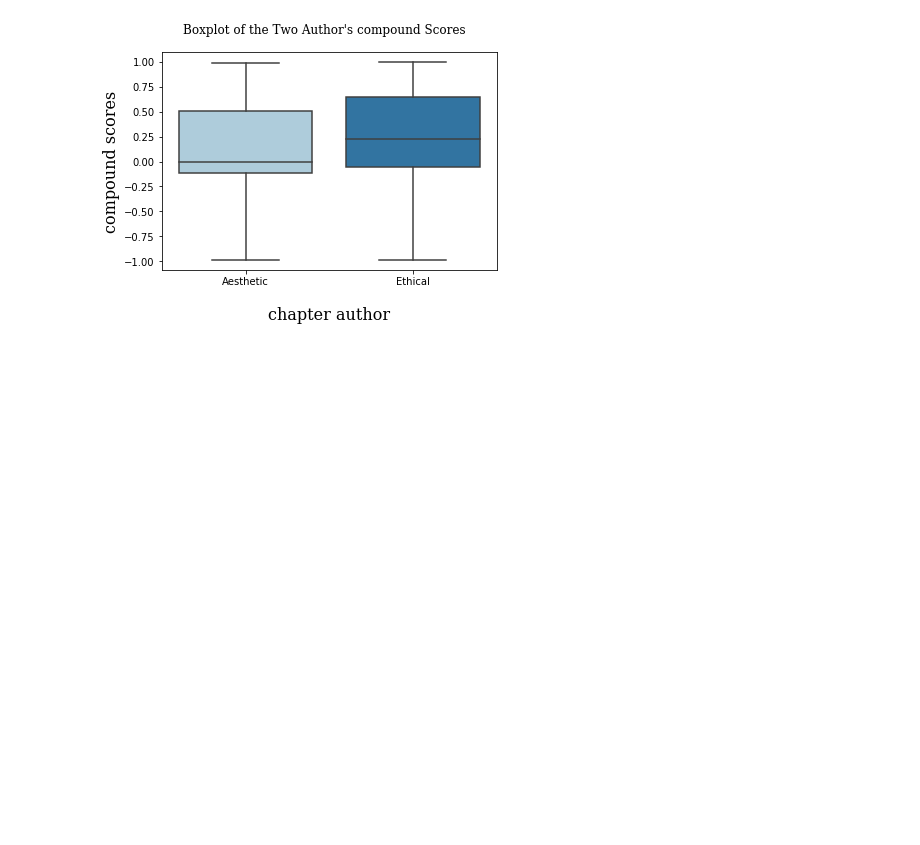
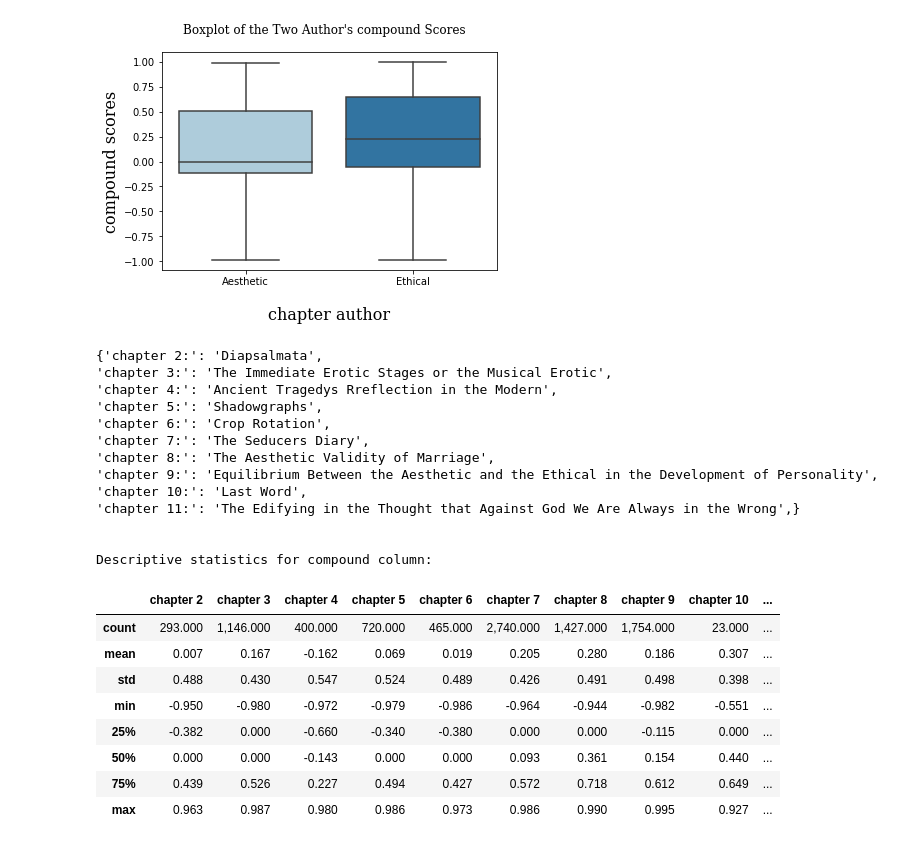
Before and after one commit to paulmtree/Philosophy_Analysis, a Jupyter notebook: Preliminary Sentiment Analysis.ipynb, the cells around one changed output. Drawn from its saved outputs; the diff is of its cells as text; code cells hidden in the pictures; blank space fills up the shorter version.

```diff
--- a/Preliminary Sentiment Analysis.ipynb
+++ b/Preliminary Sentiment Analysis.ipynb
@@ -387,25 +391,59 @@ basic_boxplot(metric='compound')
 # %%
 def desc_stat_chapters(metric):
     #filter out preface, get list of chapters to describe
     metric = str(metric)
     df_chap = sent_df[sent_df.chapter_author != "Neutral"]
-    chapters = sent_df['chapter_text'].unique()
+    chapters = df_chap['chapter_text'].unique()
 
+    #Get descriptive statistics for each chapter
     dicts = {}
+    key_dict = {}
     i = 2
     for chap in chapters:
-        #create chapter 1, chapter 2 for desc statistics table, start from 2 since preface is out
-        dicts['chapter ' + str(i)] = str(chap)
-        # filter out
+        df = df_chap[df_chap['chapter_text'] == chap]
+        desc = df[metric].describe()
+        dicts['chapter ' + str(i)] = desc
+        key_dict['chapter ' + str(i) + ":"] = chap
+        i += 1
 
-    aes_desc = sent_aes[metric].describe()
-    eth_desc = sent_eth[metric].describe()
+    #Display the stats and chapter key
+    df = pd.DataFrame(dicts)
+    pd.options.display.float_format = '{:,.3f}'.format
+    print("{" + "\n".join("{!r}: {!r},".format(k, v) for k, v in key_dict.items()) + "}")
+    print("\n")
+    print("Descriptive statistics for " + metric + " column:")
+    #print(tabulate(df, headers=["", list(key_dict.keys())], tablefmt='github', floatfmt=".2f"))
+    display(df)
+    return(key_dict)
 
-    df = pd.DataFrame({"aesthetic": aes_desc,
-                  "ethical": eth_desc})
-    print("Descriptive statitics for " + metric + " column\n")
-    print(tabulate(df, headers=["", "aesthetic", "ethical"],
-               tablefmt='github', floatfmt=".4f"))
+key_dict = desc_stat_chapters(metric = "compound")
+
+#create shortened chapter name with number
+inv_map = {v: k for k, v in key_dict.items()}
+sent_df['chapter_text_num'] = sent_df['chapter_text'].map(inv_map)
+# %% [output]
+{'chapter 2:': 'Diapsalmata',
+'chapter 3:': 'The Immediate Erotic Stages or the Musical Erotic',
+'chapter 4:': 'Ancient Tragedys Rreflection in the Modern',
+'chapter 5:': 'Shadowgraphs',
+'chapter 6:': 'Crop Rotation',
+'chapter 7:': 'The Seducers Diary',
+'chapter 8:': 'The Aesthetic Validity of Marriage',
+'chapter 9:': 'Equilibrium Between the Aesthetic and the Ethical in the Development of Personality',
+'chapter 10:': 'Last Word',
+'chapter 11:': 'The Edifying in the Thought that Against God We Are Always in the Wrong',}
+
+
+Descriptive statistics for compound column:
+|  | chapter 2 | chapter 3 | chapter 4 | chapter 5 | chapter 6 | chapter 7 | chapter 8 | chapter 9 | chapter 10 | ... |
+| count | 293.000 | 1,146.000 | 400.000 | 720.000 | 465.000 | 2,740.000 | 1,427.000 | 1,754.000 | 23.000 | ... |
+| mean | 0.007 | 0.167 | -0.162 | 0.069 | 0.019 | 0.205 | 0.280 | 0.186 | 0.307 | ... |
+| std | 0.488 | 0.430 | 0.547 | 0.524 | 0.489 | 0.426 | 0.491 | 0.498 | 0.398 | ... |
+| min | -0.950 | -0.980 | -0.972 | -0.979 | -0.986 | -0.964 | -0.944 | -0.982 | -0.551 | ... |
+| 25% | -0.382 | 0.000 | -0.660 | -0.340 | -0.380 | 0.000 | 0.000 | -0.115 | 0.000 | ... |
+| 50% | 0.000 | 0.000 | -0.143 | 0.000 | 0.000 | 0.093 | 0.361 | 0.154 | 0.440 | ... |
+| 75% | 0.439 | 0.526 | 0.227 | 0.494 | 0.427 | 0.572 | 0.718 | 0.612 | 0.649 | ... |
+| max | 0.963 | 0.987 | 0.980 | 0.986 | 0.973 | 0.986 | 0.990 | 0.995 | 0.927 | ... |
 # %%
 %matplotlib inline
 
```
Also changed, not shown: parts of 9 cells of this notebook, 1 other file.
